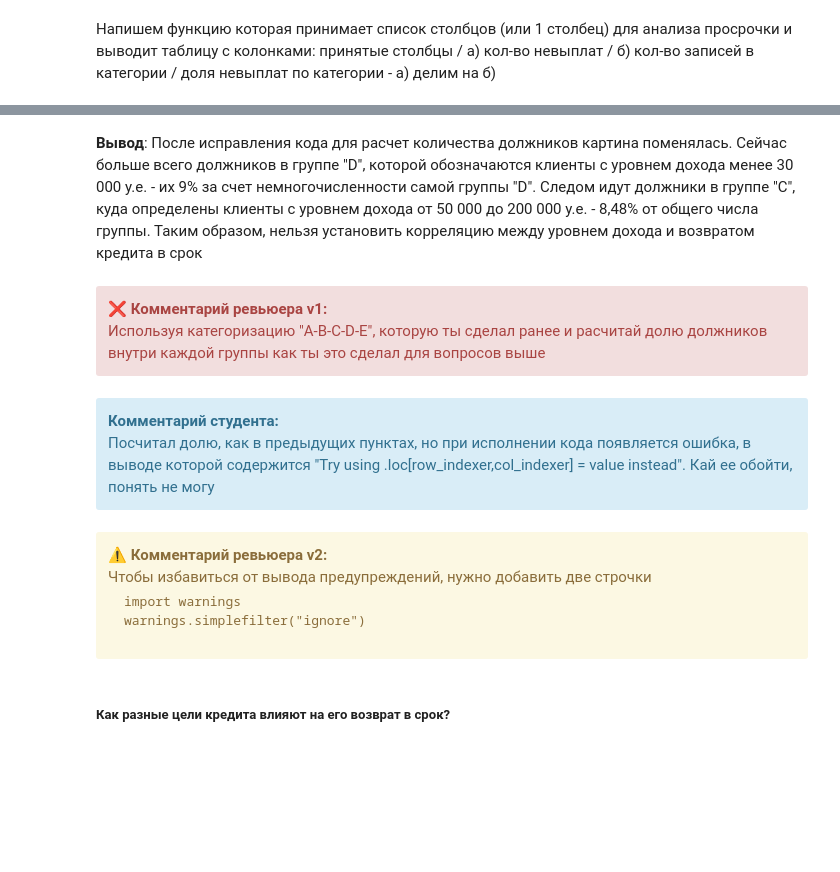
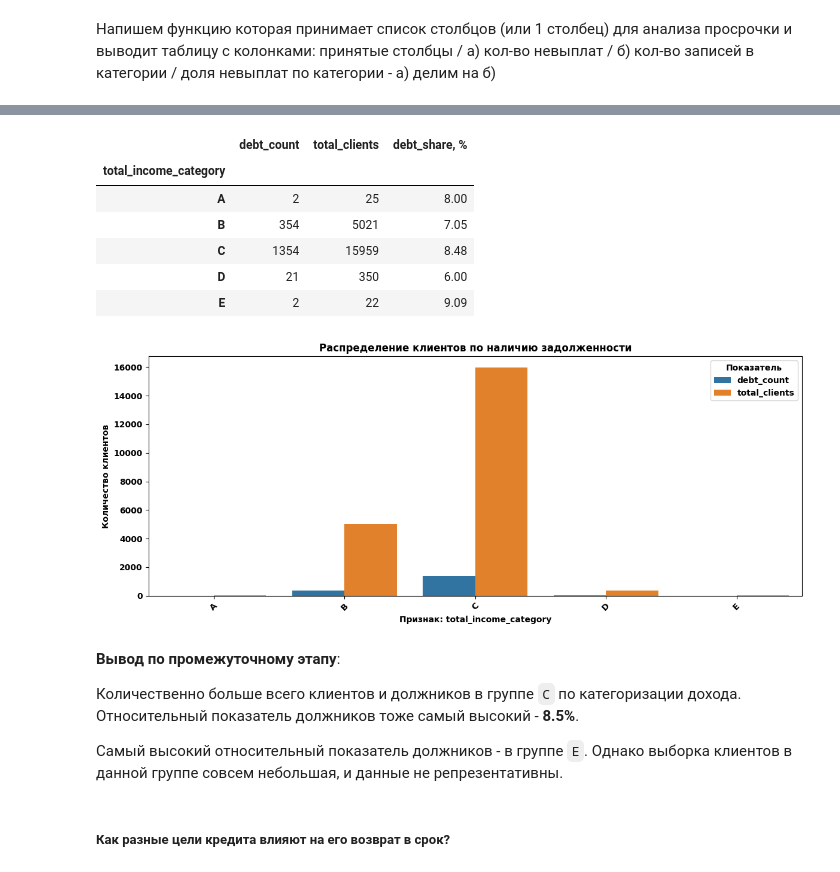
Before and after one commit to MrKostas/Yandex-Praktikum_Data-Analyst-projects, a Jupyter notebook: notebooks/DA_PetProject 2_The Reliability of Borrowers.ipynb, the cells around one changed output, grey strips where cells are left out. Saved outputs shown, nothing was run; the diff lists cells and outputs as text; code cells hidden in the pictures; blank space fills up the shorter version.

```diff
--- a/notebooks/DA_PetProject 2_The Reliability of Borrowers.ipynb
+++ b/notebooks/DA_PetProject 2_The Reliability of Borrowers.ipynb
@@ -584,23 +638,21 @@ display(df_pivot_debtors_income)
-# %% [markdown]
-**Вывод**: После исправления кода для расчет количества должников картина поменялась. Сейчас больше всего должников в группе "D", которой обозначаются клиенты с уровнем дохода менее 30 000 у.е. - их 9% за счет немногочисленности самой группы "D". Следом идут должники в группе "С", куда определены клиенты с уровнем дохода от 50 000 до 200 000 у.е. - 8,48% от общего числа группы. Таким образом, нельзя установить корреляцию между уровнем дохода и возвратом кредита в срок
-# %% [markdown]
-<div class="alert alert-danger">
-<b>❌ Комментарий ревьюера v1:</b>
-<br>Используя категоризацию "A-B-C-D-E", которую ты сделал ранее и расчитай долю должников внутри каждой группы как ты это сделал для вопросов выше
-</div>
-# %% [markdown]
-<div class="alert alert-info">
-<b>Комментарий студента:</b>
-<br>Посчитал долю, как в предыдущих пунктах, но при исполнении кода появляется ошибка, в выводе которой содержится "Try using .loc[row_indexer,col_indexer] = value instead". Кай ее обойти, понять не могу
-</div>
-# %% [markdown]
-<div class="alert alert-warning">
-<b>⚠️ Комментарий ревьюера v2:</b>
-<br>Чтобы избавиться от вывода предупреждений, нужно добавить две строчки
-
-    import warnings
-    warnings.simplefilter("ignore")
-</div>
+# %%
+# вывод информации по признаку 'total_income_category'
+analyse_debt('total_income_category')
+# %% [output]
+|  | debt_count | total_clients | debt_share, % |
+| total_income_category |  |  |  |
+| A | 2 | 25 | 8.00 |
+| B | 354 | 5021 | 7.05 |
+| C | 1354 | 15959 | 8.48 |
+| D | 21 | 350 | 6.00 |
+| E | 2 | 22 | 9.09 |
+[figure, added]
+# %% [markdown]
+**Вывод по промежуточному этапу**:
+
+Количественно больше всего клиентов и должников в группе `C` по категоризации дохода. Относительный показатель должников тоже самый высокий - **8.5%**.
+
+Самый высокий относительный показатель должников - в группе `E`. Однако выборка клиентов в данной группе совсем небольшая, и данные не репрезентативны.
 # %% [markdown]
 ##### Как разные цели кредита влияют на его возврат в срок?
 # %%
```
Also changed, not shown: parts of 70 cells of this notebook, 2 other files.
